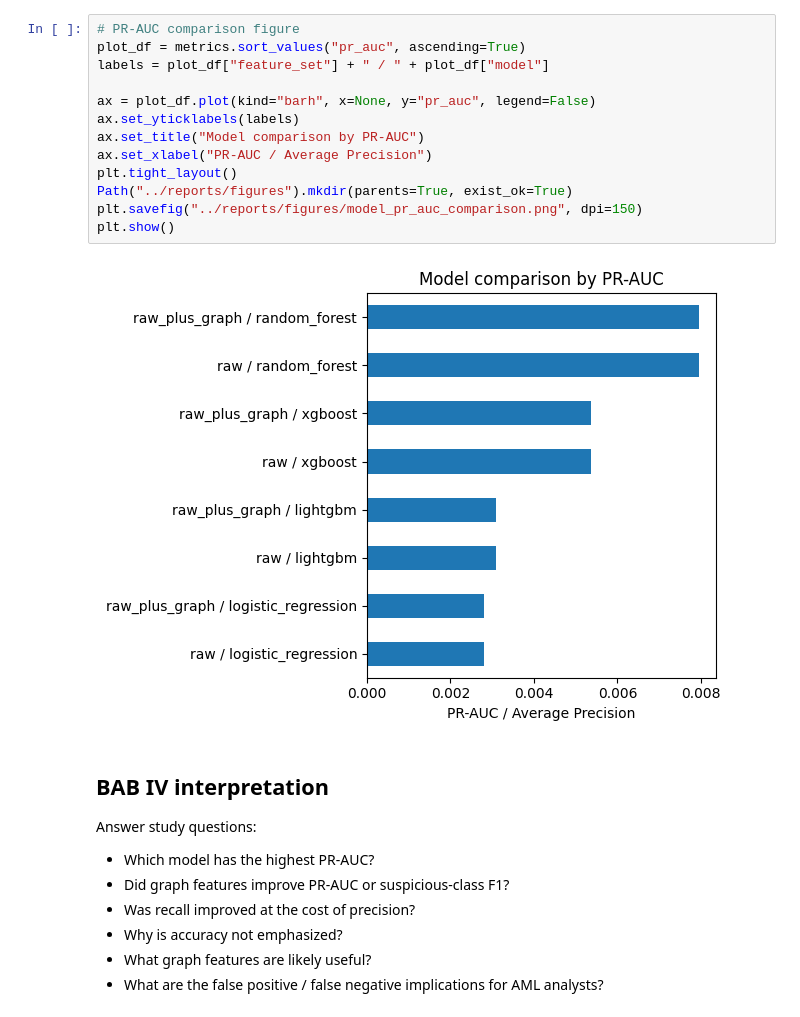
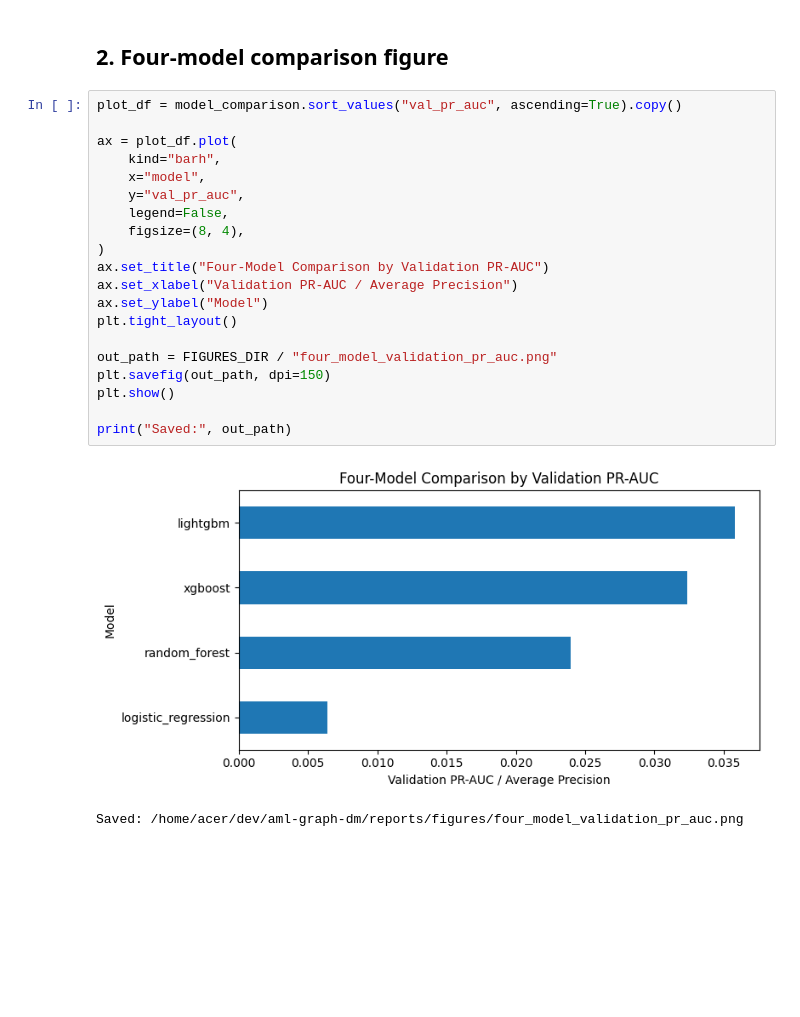
Before and after one commit to savitar393/aml-graph-dm, a Jupyter notebook: notebooks/04_evaluation.ipynb, the cells around one changed output. Drawn from its saved outputs; the diff is of its cells as text; blank space fills up the shorter version.

Commit message:
advanced graph features

```diff
--- a/notebooks/04_evaluation.ipynb
+++ b/notebooks/04_evaluation.ipynb
@@ -25,26 +98,25 @@ metrics
+# %% [markdown]
+## 2. Four-model comparison figure
 # %%
-# PR-AUC comparison figure
-plot_df = metrics.sort_values("pr_auc", ascending=True)
-labels = plot_df["feature_set"] + " / " + plot_df["model"]
+plot_df = model_comparison.sort_values("val_pr_auc", ascending=True).copy()
 
-ax = plot_df.plot(kind="barh", x=None, y="pr_auc", legend=False)
-ax.set_yticklabels(labels)
-ax.set_title("Model comparison by PR-AUC")
-ax.set_xlabel("PR-AUC / Average Precision")
+ax = plot_df.plot(
+    kind="barh",
+    x="model",
+    y="val_pr_auc",
+    legend=False,
+    figsize=(8, 4),
+)
+ax.set_title("Four-Model Comparison by Validation PR-AUC")
+ax.set_xlabel("Validation PR-AUC / Average Precision")
+ax.set_ylabel("Model")
 plt.tight_layout()
-Path("../reports/figures").mkdir(parents=True, exist_ok=True)
-plt.savefig("../reports/figures/model_pr_auc_comparison.png", dpi=150)
+
+out_path = FIGURES_DIR / "four_model_validation_pr_auc.png"
+plt.savefig(out_path, dpi=150)
 plt.show()
+
+print("Saved:", out_path)
 # %% [output]
-[figure, old version]
+[figure, new version]
+Saved: /home/acer/dev/aml-graph-dm/reports/figures/four_model_validation_pr_auc.png
-# %% [markdown]
-## BAB IV interpretation
-
-Answer study questions:
-
-- Which model has the highest PR-AUC?
-- Did graph features improve PR-AUC or suspicious-class F1?
-- Was recall improved at the cost of precision?
-- Why is accuracy not emphasized?
-- What graph features are likely useful?
-- What are the false positive / false negative implications for AML analysts?
```
Also changed, not shown: parts of 18 cells of this notebook, 7 other files.
